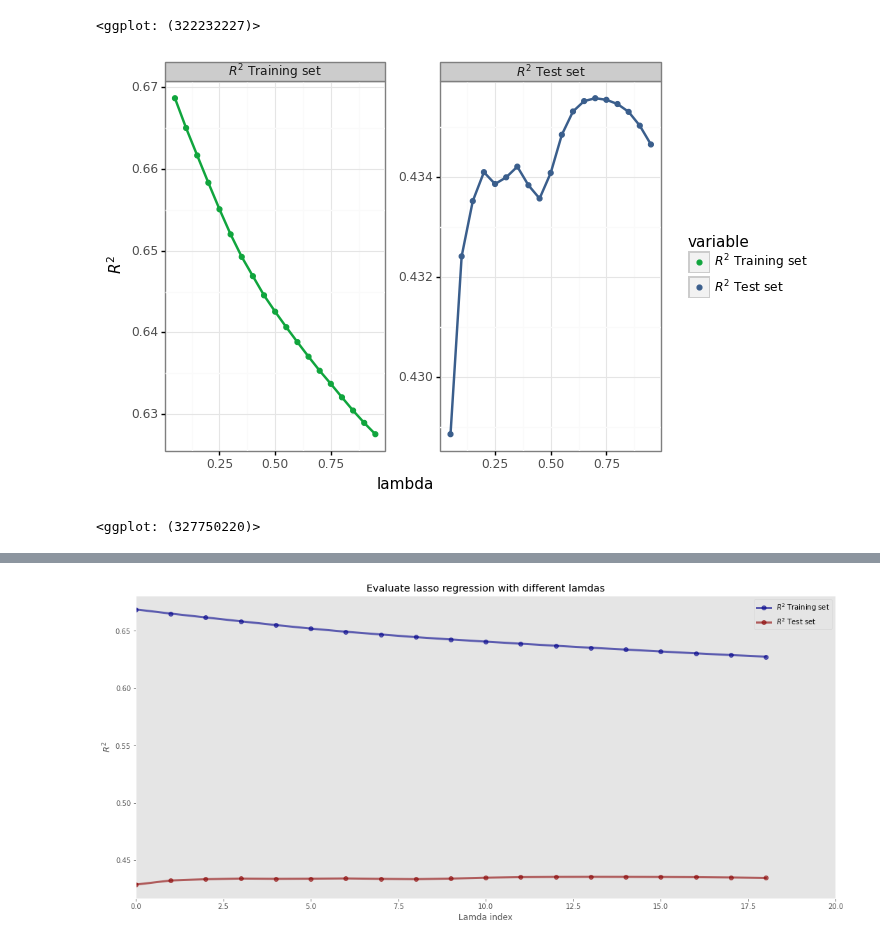
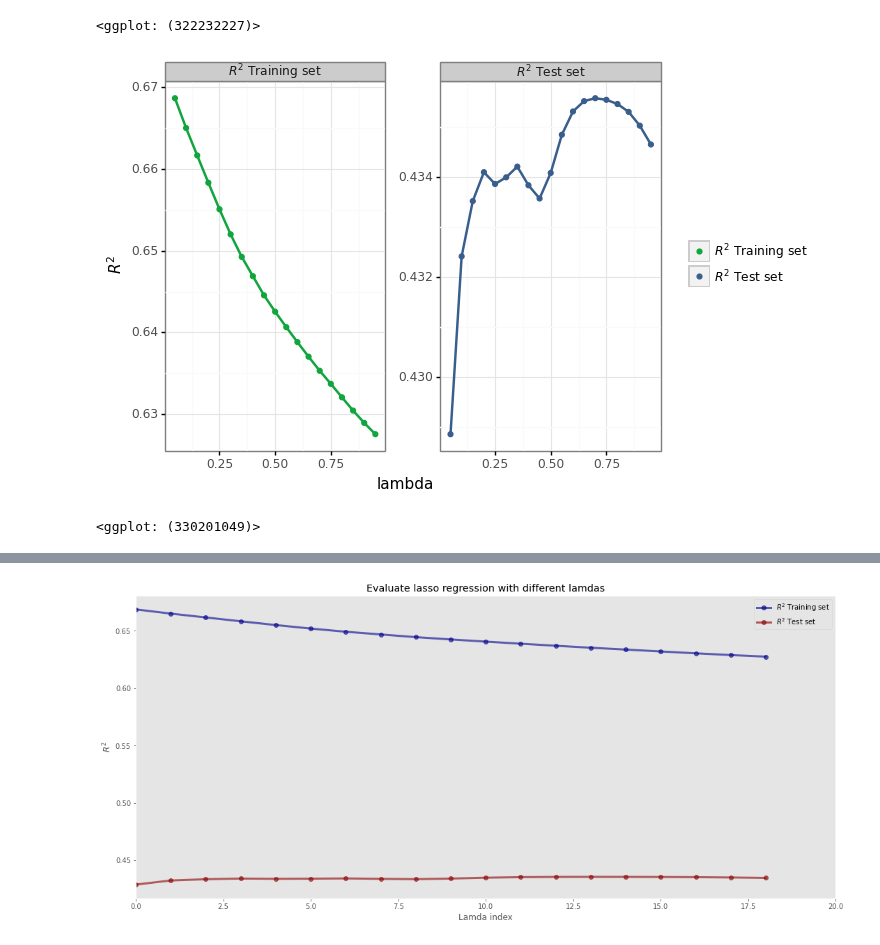
Before and after one commit to gabors-data-analysis/da_case_studies, a Jupyter notebook: ch14-airbnb-reg/ch14-airbnb-prediction.ipynb, the cells around one changed output, grey strips where cells are left out. Saved outputs shown, nothing was run; the diff lists cells and outputs as text; code cells hidden in the pictures.

```diff
--- a/ch14-airbnb-reg/ch14-airbnb-prediction.ipynb
+++ b/ch14-airbnb-reg/ch14-airbnb-prediction.ipynb
@@ -659,17 +659,17 @@ r_squared_data["variable"] = r_squared_data["variable"].astype("category").cat.r
 # %%
 (
     ggplot(r_squared_data, aes(x="lambda", y="value", color="variable"))
     + geom_point()
     + geom_line(size=1, show_legend=False, na_rm=True)
     + scale_color_manual(name="", values=(color[1], color[0]))
     + scale_y_continuous(name="$R^2$")
     + facet_wrap("variable", scales="free")
     + theme_bw()
-    + theme(subplots_adjust={"wspace": 0.25})
+    + theme(subplots_adjust={"wspace": 0.25},legend_title=element_blank())
 )
 # %% [output]
-[figure, old version]
+[figure, new version]
-<ggplot: (327750220)>
+<ggplot: (330201049)>
 # %%
 (
     ggplot(r_squared_data, aes(x="lambda", y="value", color="variable"))
```
Also changed, not shown: parts of 1 cell of this notebook.
